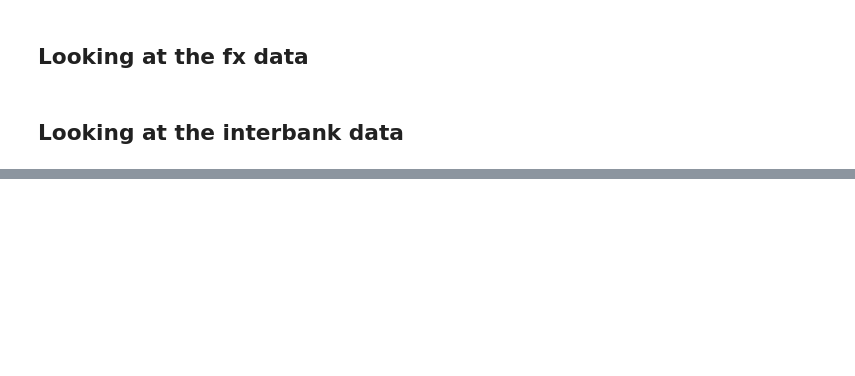
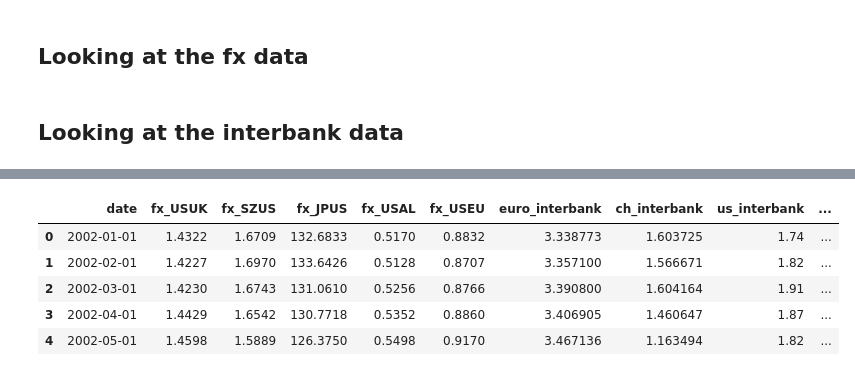
Before and after one commit to arthurdhonneur7/project_investments, a Jupyter notebook: data_building.ipynb, the cells around one changed output, grey strips where cells are left out. Drawn from its saved outputs; the diff is of its cells as text; code cells hidden in the pictures; blank space fills up the shorter version.

```diff
--- a/data_building.ipynb
+++ b/data_building.ipynb
@@ -61,6 +111,8 @@ for path in paths_fx:
 ## Looking at the interbank data
 # %%
 paths_rates = glob.glob('data/interbank_rates/*.csv')
+
+mapping_interbank = {}
 
 for path in paths_rates:
     curr = path.split('/')[-1].split('.')[0]
@@ -68,4 +120,6 @@ for path in paths_rates:
 
     df_tamp = pd.read_csv(path)
     print(f'the len of the data :{len(df_tamp)}')
+
+    mapping_interbank[df_tamp.columns[-1]] = curr
     print('--'*20)
@@ -116,0 +238,4 @@ print(df_merged.head())
+# %%
+pd.set_option('display.max_columns', None)
+
+df_merged.head()
@@ -120,0 +379,4 @@ df[df['fic'] == 'AUS']['date']
+# %%
+df_merged_fx = df_merged_fx.rename(columns={'observation_date': 'date'})
+
+df_merged_fx.tail()
@@ -120,0 +390,29 @@ df[df['fic'] == 'AUS']['date']
+# %%
+inter_dfs = []
+
+for path in paths_rates:
+
+    print(f'Processing: {path}')
+
+    df_inter = pd.read_csv(path)
+
+    print(f'Number of rows: {len(df_inter)}')
+
+    # df_country['date'] = Rm['date'].values
+
+    # Rename columns to include country suffix, except 'date'
+    df_inter = df_inter.rename(columns={col: mapping_interbank[col] for col in df_inter.columns if col != 'observation_date'})
+
+    # Append to list
+    inter_dfs.append(df_inter)
+
+# Merge all country-specific DataFrames on 'date'
+from functools import reduce
+df_merged_inter = reduce(lambda left, right: pd.merge(left, right, on='observation_date', how='outer'), inter_dfs)
+
+# Optional: sort by date
+df_merged_inter = df_merged_inter.sort_values(by='observation_date')
+df_merged_inter.rename(columns={'observation_date': 'date'}, inplace=True)
+
+# Display the result
+print(df_merged_inter.head())
@@ -120,0 +446,11 @@ df[df['fic'] == 'AUS']['date']
+# %%
+df_merged_fx_inter = pd.merge(df_merged_fx, df_merged_inter, on='date', how='outer')
+
+df_merged_fx_inter.head()
+# %% [output]
+|  | date | fx_USUK | fx_SZUS | fx_JPUS | fx_USAL | fx_USEU | euro_interbank | ch_interbank | us_interbank | ... |
+| 0 | 2002-01-01 | 1.4322 | 1.6709 | 132.6833 | 0.5170 | 0.8832 | 3.338773 | 1.603725 | 1.74 | ... |
+| 1 | 2002-02-01 | 1.4227 | 1.6970 | 133.6426 | 0.5128 | 0.8707 | 3.357100 | 1.566671 | 1.82 | ... |
+| 2 | 2002-03-01 | 1.4230 | 1.6743 | 131.0610 | 0.5256 | 0.8766 | 3.390800 | 1.604164 | 1.91 | ... |
+| 3 | 2002-04-01 | 1.4429 | 1.6542 | 130.7718 | 0.5352 | 0.8860 | 3.406905 | 1.460647 | 1.87 | ... |
+| 4 | 2002-05-01 | 1.4598 | 1.5889 | 126.3750 | 0.5498 | 0.9170 | 3.467136 | 1.163494 | 1.82 | ... |
```
Also changed, not shown: parts of 36 cells of this notebook, 3 other files.
